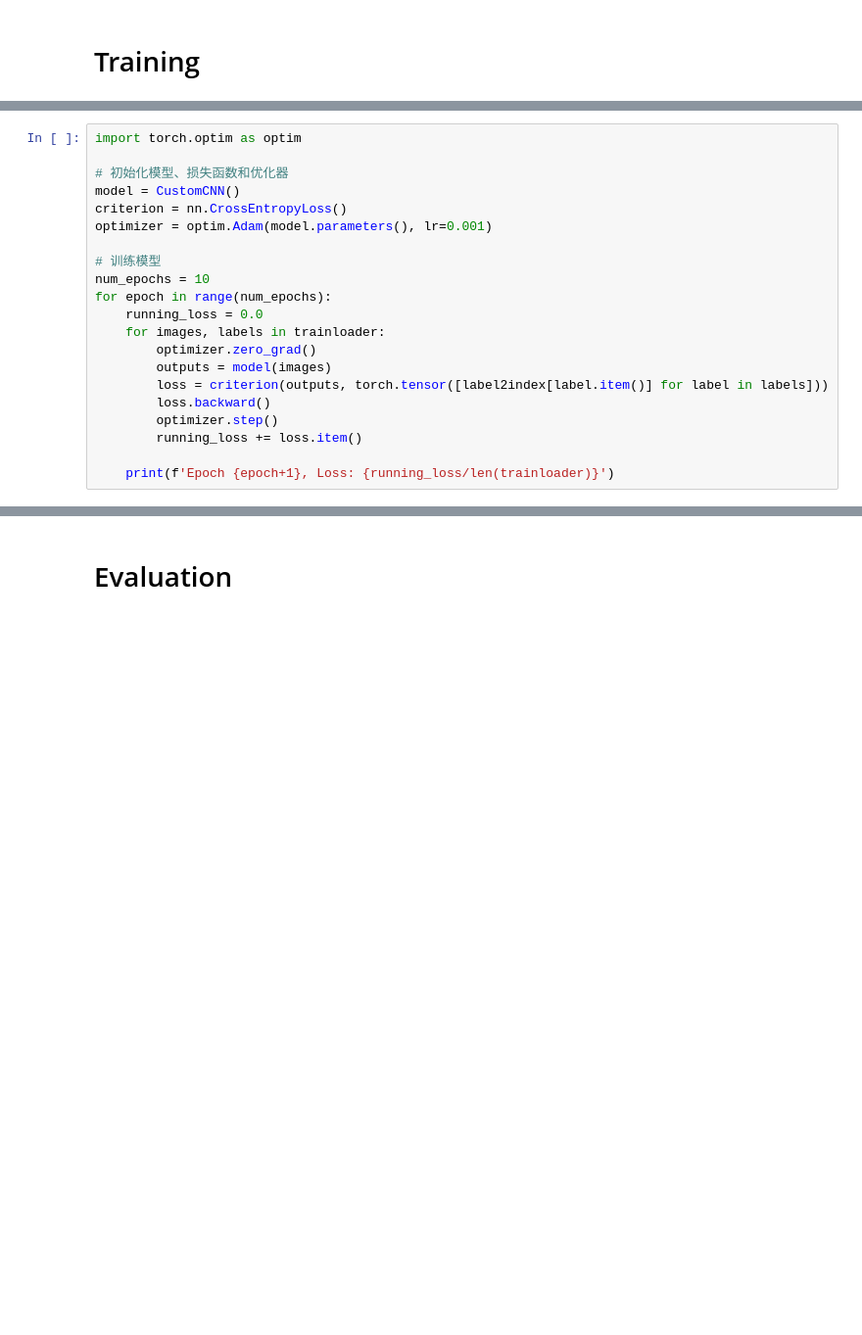
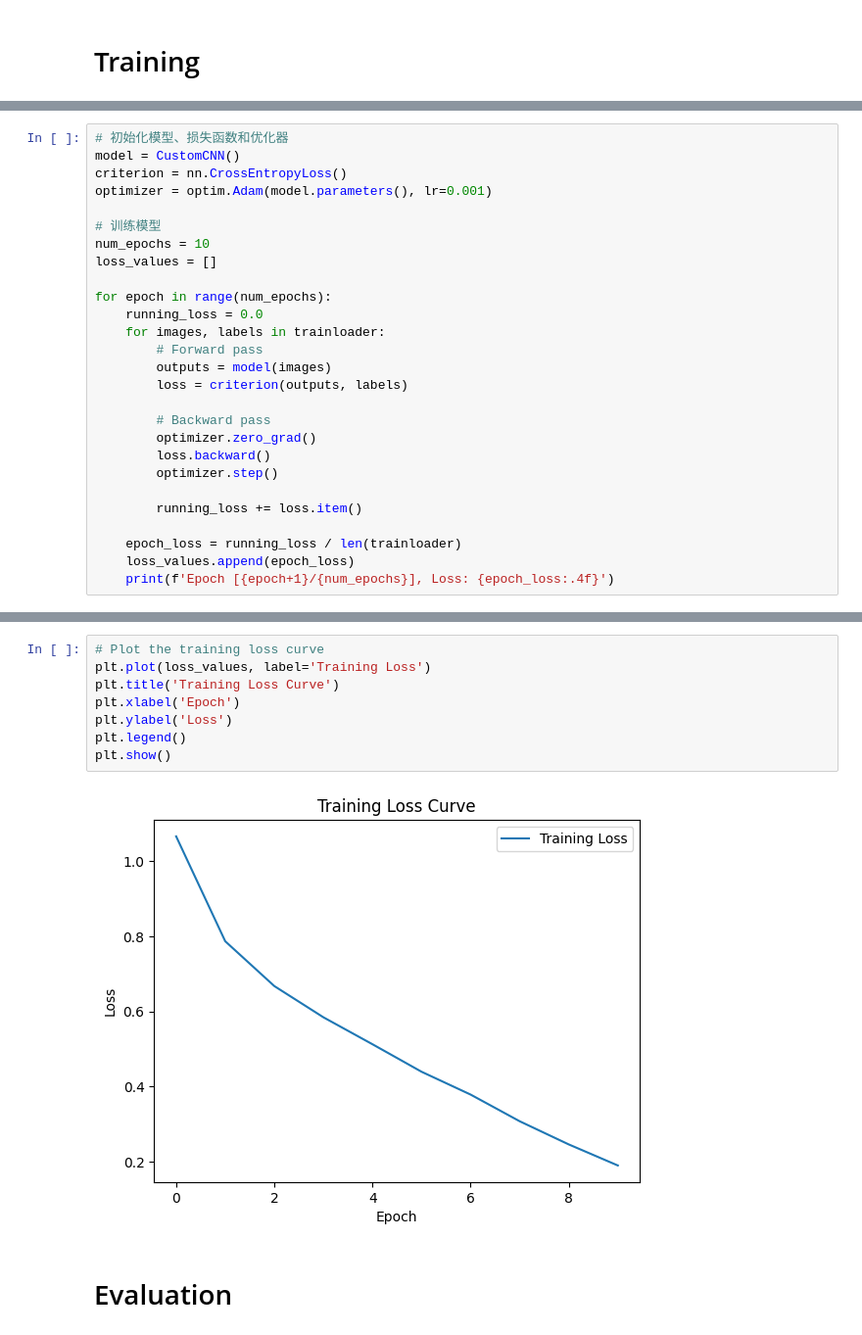
Before and after one commit to Blattvorhang/image_classification_cifar10, a Jupyter notebook: cifar10.ipynb, the cells around one changed output, grey strips where cells are left out. Shown at 98% size. Cells and saved outputs as stored; diff of their text form; blank space fills up the shorter version.

```diff
--- a/cifar10.ipynb
+++ b/cifar10.ipynb
@@ -83,6 +100,4 @@ label2index
 # %%
-import torch.optim as optim
-
 # 初始化模型、损失函数和优化器
 model = CustomCNN()
 criterion = nn.CrossEntropyLoss()
@@ -90,15 +105,23 @@ optimizer = optim.Adam(model.parameters(), lr=0.001)
 
 # 训练模型
 num_epochs = 10
+loss_values = []
+
 for epoch in range(num_epochs):
     running_loss = 0.0
     for images, labels in trainloader:
+        # Forward pass
+        outputs = model(images)
+        loss = criterion(outputs, labels)
+
+        # Backward pass
         optimizer.zero_grad()
-        outputs = model(images)
-        loss = criterion(outputs, torch.tensor([label2index[label.item()] for label in labels]))
         loss.backward()
         optimizer.step()
+
         running_loss += loss.item()
 
-    print(f'Epoch {epoch+1}, Loss: {running_loss/len(trainloader)}')
+    epoch_loss = running_loss / len(trainloader)
+    loss_values.append(epoch_loss)
+    print(f'Epoch [{epoch+1}/{num_epochs}], Loss: {epoch_loss:.4f}')
 # %% [output]
@@ -115,3 +138,13 @@ Epoch 10, Loss: 0.16957948457743569
+# %%
+# Plot the training loss curve
+plt.plot(loss_values, label='Training Loss')
+plt.title('Training Loss Curve')
+plt.xlabel('Epoch')
+plt.ylabel('Loss')
+plt.legend()
+plt.show()
+# %% [output]
+[figure, added]
 # %% [markdown]
 # Evaluation
 # %%
```
Also changed, not shown: parts of 13 cells of this notebook.
